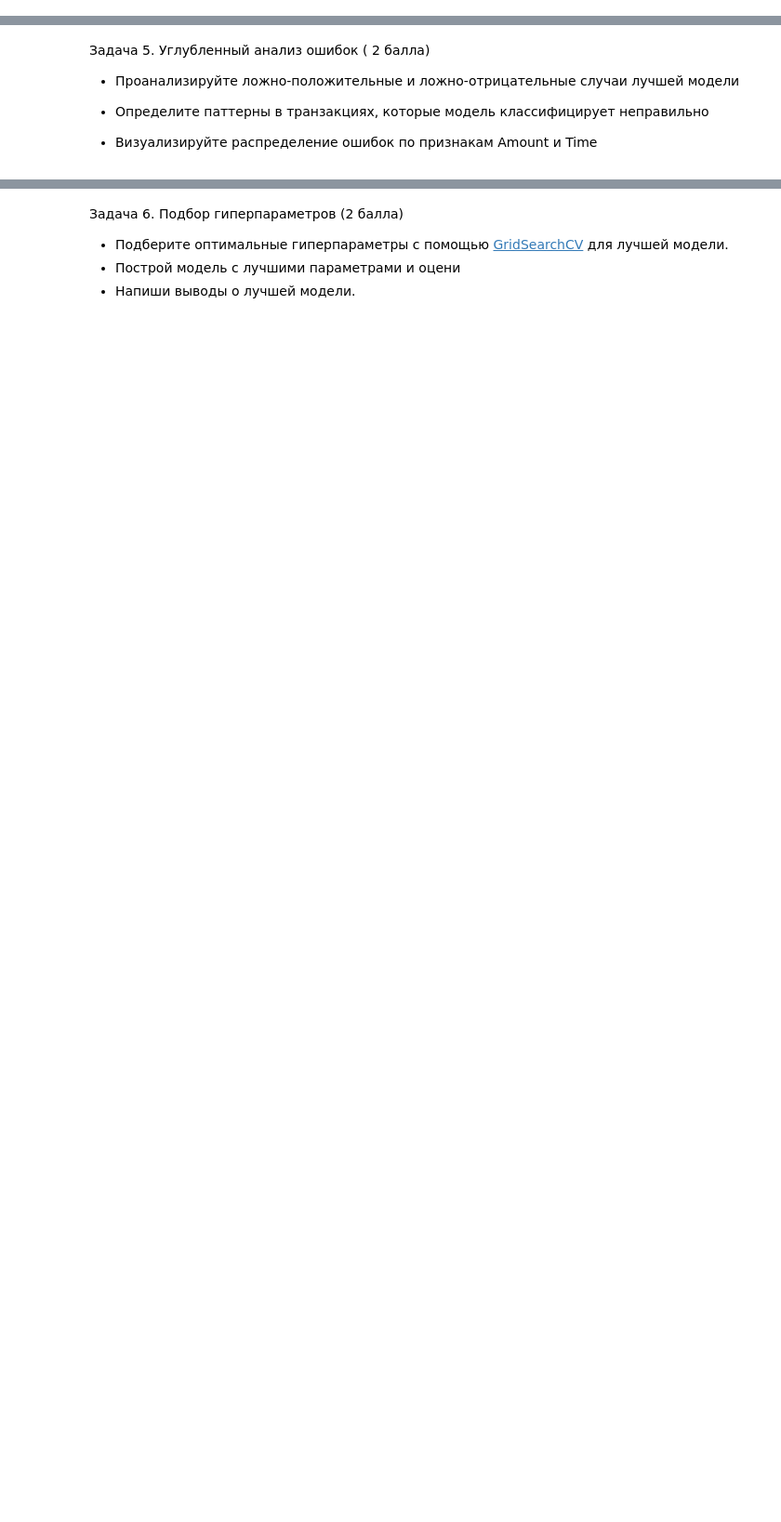
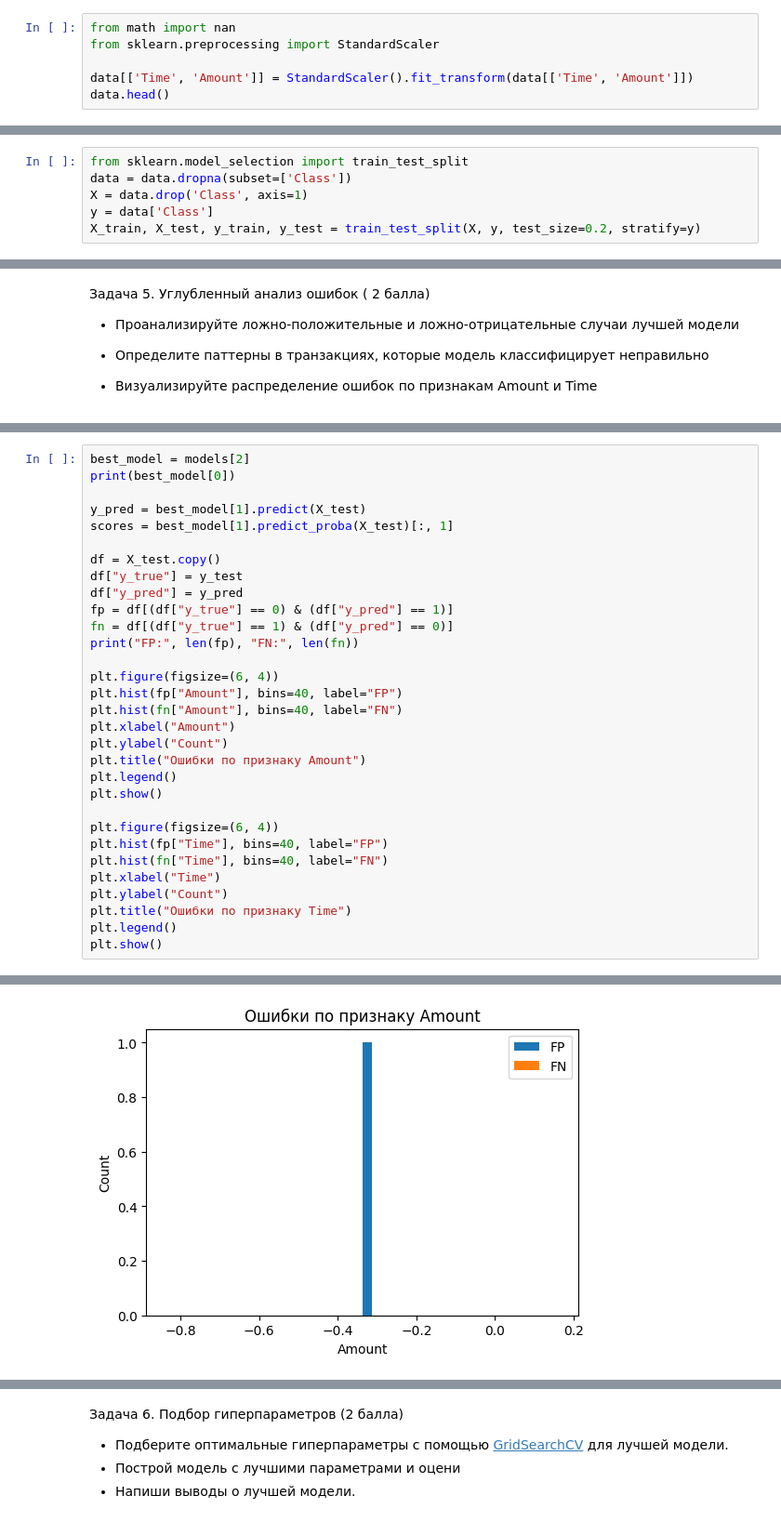
Before and after one commit to Lizavetka99/t-akademy, a Jupyter notebook: ml hw3/ДЗ_3_Деревья_и_ансамбли.ipynb, the cells around one changed output, grey strips where cells are left out. Shown: that part at 93% size. Cells and saved outputs as stored; diff of their text form; blank space fills up the shorter version.

```diff
--- a/ml hw3/ДЗ_3_Деревья_и_ансамбли.ipynb
+++ b/ml hw3/ДЗ_3_Деревья_и_ансамбли.ipynb
@@ -34,0 +48,6 @@ data.head()
+# %%
+from math import nan
+from sklearn.preprocessing import StandardScaler
+
+data[['Time', 'Amount']] = StandardScaler().fit_transform(data[['Time', 'Amount']])
+data.head()
@@ -35,3 +64,9 @@ data.head()
+# %%
+from sklearn.model_selection import train_test_split
+data = data.dropna(subset=['Class'])
+X = data.drop('Class', axis=1)
+y = data['Class']
+X_train, X_test, y_train, y_test = train_test_split(X, y, test_size=0.2, stratify=y)
 # %% [markdown]
 Задача 2. Построение   моделей ( 2 балла)
 
@@ -97,0 +222,32 @@ data.head()
+# %%
+best_model = models[2]
+print(best_model[0])
+
+y_pred = best_model[1].predict(X_test)
+scores = best_model[1].predict_proba(X_test)[:, 1]
+
+df = X_test.copy()
+df["y_true"] = y_test
+df["y_pred"] = y_pred
+fp = df[(df["y_true"] == 0) & (df["y_pred"] == 1)]
+fn = df[(df["y_true"] == 1) & (df["y_pred"] == 0)]
+print("FP:", len(fp), "FN:", len(fn))
+
+plt.figure(figsize=(6, 4))
+plt.hist(fp["Amount"], bins=40, label="FP")
+plt.hist(fn["Amount"], bins=40, label="FN")
+plt.xlabel("Amount")
+plt.ylabel("Count")
+plt.title("Ошибки по признаку Amount")
+plt.legend()
+plt.show()
+
+plt.figure(figsize=(6, 4))
+plt.hist(fp["Time"], bins=40, label="FP")
+plt.hist(fn["Time"], bins=40, label="FN")
+plt.xlabel("Time")
+plt.ylabel("Count")
+plt.title("Ошибки по признаку Time")
+plt.legend()
+plt.show()
+# %% [output]
@@ -97,0 +256 @@ data.head()
+[figure, added]
```
Also changed, not shown: parts of 15 cells of this notebook.
